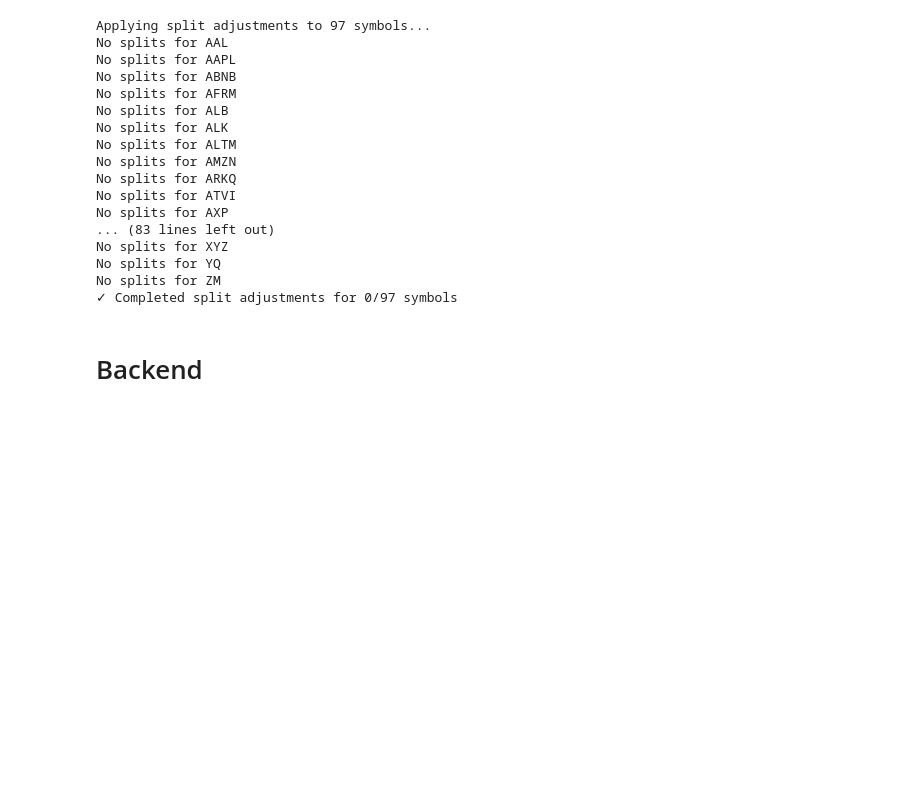
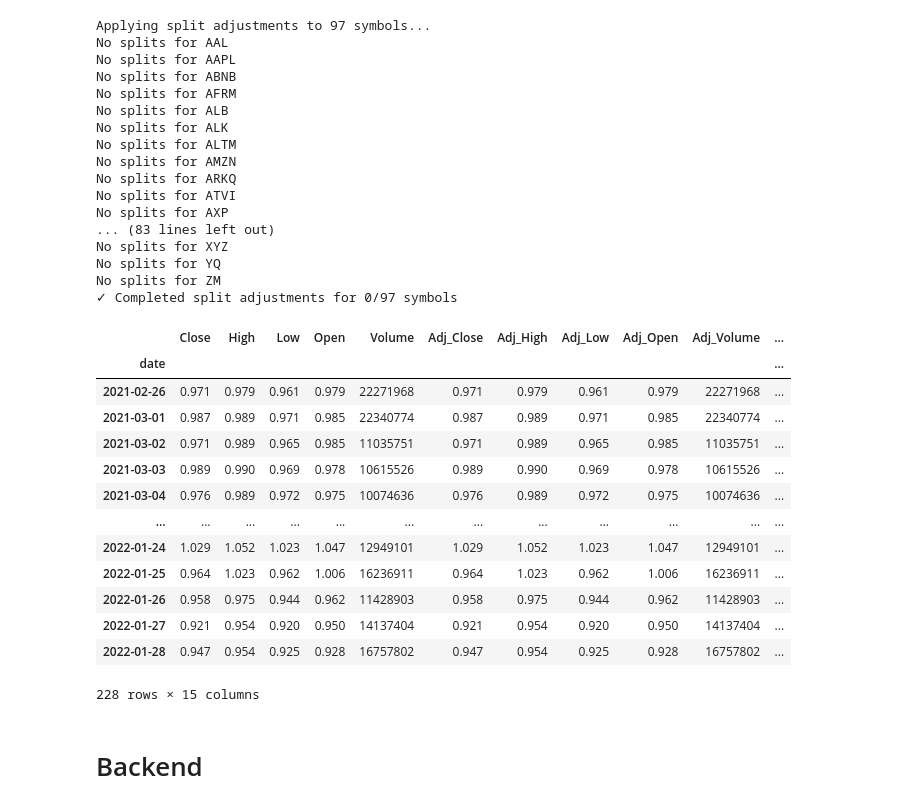
Before and after one commit to farrellsc/StockAnalysis, a Jupyter notebook: playground.ipynb, the cells around one changed output. Cells and saved outputs as stored; diff of their text form; code cells hidden in the pictures; blank space fills up the shorter version.

```diff
--- a/playground.ipynb
+++ b/playground.ipynb
@@ -134,6 +157,23 @@ No splits for XYZ
 No splits for YQ
 No splits for ZM
 ✓ Completed split adjustments for 0/97 symbols
+# %%
+db.query("SZ159855", '2021-02-01', '2022-02-01')
+# %% [output]
+|  | Close | High | Low | Open | Volume | Adj_Close | Adj_High | Adj_Low | Adj_Open | Adj_Volume | ... |
+| date |  |  |  |  |  |  |  |  |  |  | ... |
+| 2021-02-26 | 0.971 | 0.979 | 0.961 | 0.979 | 22271968 | 0.971 | 0.979 | 0.961 | 0.979 | 22271968 | ... |
+| 2021-03-01 | 0.987 | 0.989 | 0.971 | 0.985 | 22340774 | 0.987 | 0.989 | 0.971 | 0.985 | 22340774 | ... |
+| 2021-03-02 | 0.971 | 0.989 | 0.965 | 0.985 | 11035751 | 0.971 | 0.989 | 0.965 | 0.985 | 11035751 | ... |
+| 2021-03-03 | 0.989 | 0.990 | 0.969 | 0.978 | 10615526 | 0.989 | 0.990 | 0.969 | 0.978 | 10615526 | ... |
+| 2021-03-04 | 0.976 | 0.989 | 0.972 | 0.975 | 10074636 | 0.976 | 0.989 | 0.972 | 0.975 | 10074636 | ... |
+| ... | ... | ... | ... | ... | ... | ... | ... | ... | ... | ... | ... |
+| 2022-01-24 | 1.029 | 1.052 | 1.023 | 1.047 | 12949101 | 1.029 | 1.052 | 1.023 | 1.047 | 12949101 | ... |
+| 2022-01-25 | 0.964 | 1.023 | 0.962 | 1.006 | 16236911 | 0.964 | 1.023 | 0.962 | 1.006 | 16236911 | ... |
+| 2022-01-26 | 0.958 | 0.975 | 0.944 | 0.962 | 11428903 | 0.958 | 0.975 | 0.944 | 0.962 | 11428903 | ... |
+| 2022-01-27 | 0.921 | 0.954 | 0.920 | 0.950 | 14137404 | 0.921 | 0.954 | 0.920 | 0.950 | 14137404 | ... |
+| 2022-01-28 | 0.947 | 0.954 | 0.925 | 0.928 | 16757802 | 0.947 | 0.954 | 0.925 | 0.928 | 16757802 | ... |
+228 rows × 15 columns
 # %% [markdown]
 # Backend
 # %%
```
Also changed, not shown: parts of 7 cells of this notebook, 3 other files.
